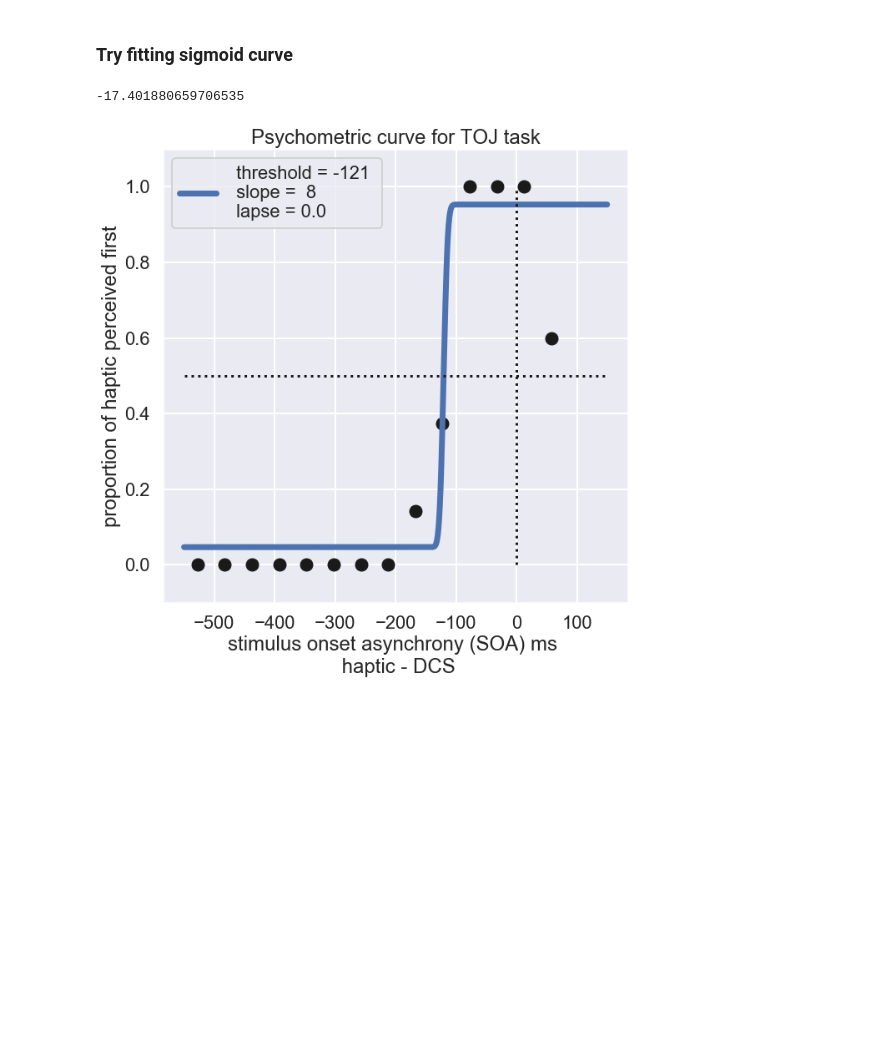
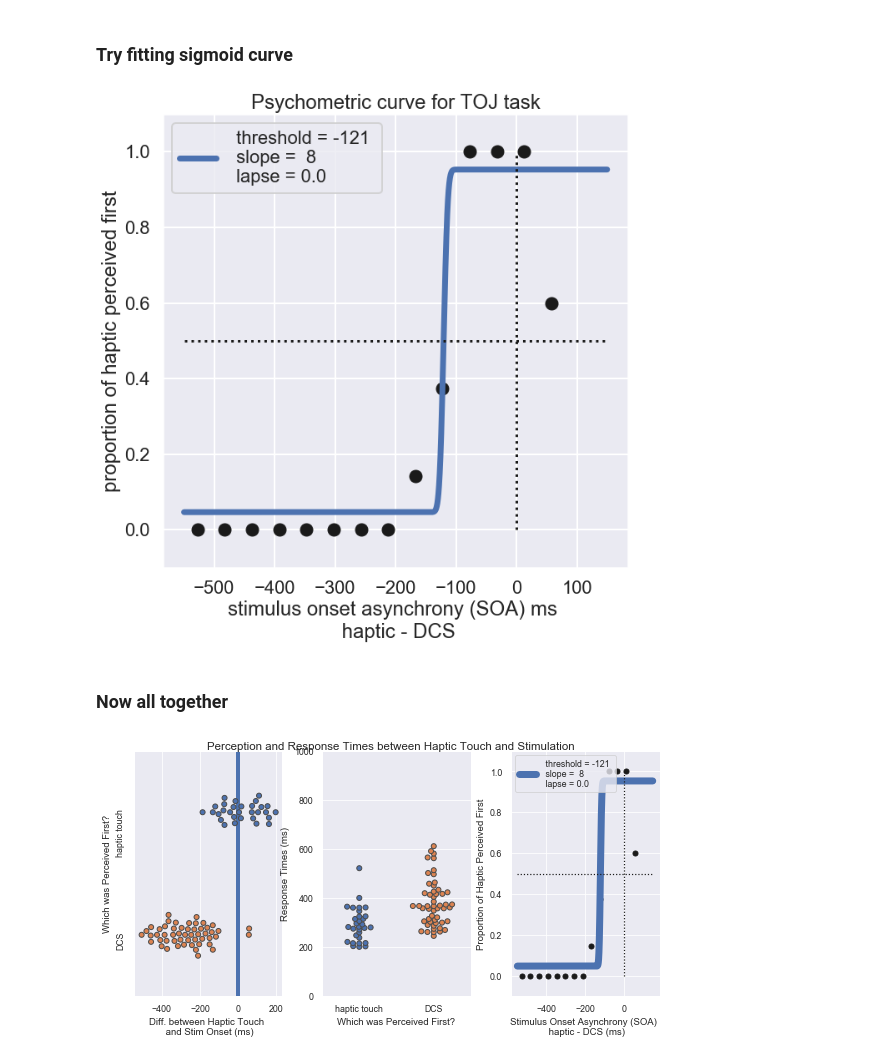
Before and after one commit to davidjuliancaldwell/StimulationResponseTimingPython, a Jupyter notebook: 822e26_tempOrderJudge.ipynb, the cells around one changed output. Drawn from its saved outputs; the diff is of its cells as text; code cells hidden in the pictures; blank space fills up the shorter version.

```diff
--- a/822e26_tempOrderJudge.ipynb
+++ b/822e26_tempOrderJudge.ipynb
@@ -165,14 +165,53 @@ plt.xlabel('stimulus onset asynchrony (SOA) ms \n haptic - DCS')
 plt.ylabel('proportion of haptic perceived first')
 plt.title('Psychometric curve for TOJ task')
 sns.set_context("poster")
-saveFig = 1
+saveFig = 0
 if saveFig:
     plt.savefig('TOJ_822e26_fit.png',dpi=600)
     plt.savefig('TOJ_822e26_fit.svg')
     plt.savefig('TOJ_822e26_fit.eps')
 # %% [output]
--17.401880659706535
 [figure]
+# %% [markdown]
+### Now all together
+# %%
+fig, ax = plt.subplots(1, 3,figsize=(8,4))
+plt.tight_layout()
+
+sns.set_context("paper")
+sns.swarmplot(y="firstFeelName", x="tactorStimDiff (ms)", data=data,linewidth=1,size=5,ax=ax[0],order=['haptic touch','DCS']);
+ax[0].set_ylabel('Which was Perceived First?')
+ax[0].set_xlabel('Diff. between Haptic Touch \n and Stim Onset (ms)')
+ax[0].axvline(x=0,linewidth=4)
+ax[0].set_yticklabels(ax[0].get_yticklabels(), rotation=90)
+
+sns.swarmplot(x="firstFeelName", y="responseTimes (ms)", data=data,linewidth=1,size=5,ax=ax[1],order=['haptic touch','DCS']);
+#ax[1].axis.set_visible(False)
+ax[1].set_xlabel('Which was Perceived First?')
+ax[1].set_ylabel('Response Times (ms)')
+ax[1].set_ylim([0,1000])
+
+
+ax[2].plot(cc, pp, 'ko', mfc='k',markersize=5)
+ax[2].plot(np.arange(-550,150,0.1), psychofit.erf_psycho(pars,np.arange(-550,150,0.1)), '-b',linewidth=7,label=' threshold = {:2.0f} \n slope = {:2.0f} \n lapse = {:.01f}'.format(*pars))
+
+plt.legend(loc="upper left")
+#plt.xlim([-100,100])
+ax[2].set_ylim([-0.1,1.1])
+ax[2].plot((0,0),(0,1),'k:')
+ax[2].plot((-550, 150),(.5, .5),'k:')
+
+ax[2].set_xlabel('Stimulus Onset Asynchrony (SOA) \n haptic - DCS (ms)')
+ax[2].set_ylabel('Proportion of Haptic Perceived First')
+plt.suptitle('Perception and Response Times between Haptic Touch and Stimulation')
+
+saveFig = 1
+if saveFig:
+    plt.savefig('TOJ_822e26_all.png',dpi=600)
+    plt.savefig('TOJ_822e26_all.svg')
+    plt.savefig('TOJ_822e26_all.eps')
+# %% [output]
+[figure, added]
 # %%
 pars
 # %% [output]
```
Also changed, not shown: parts of 3 cells of this notebook, 1 other file.
